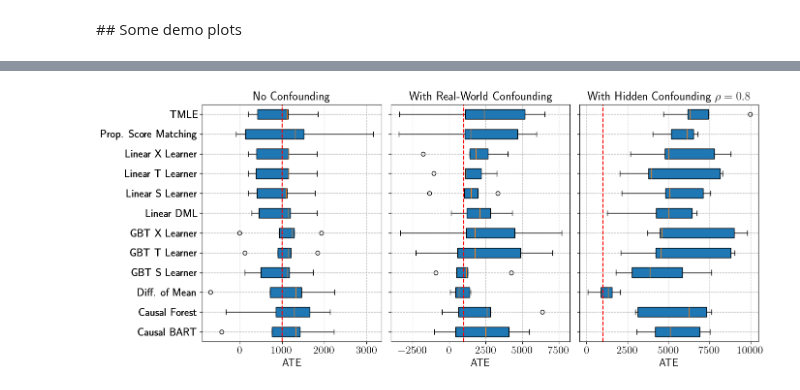
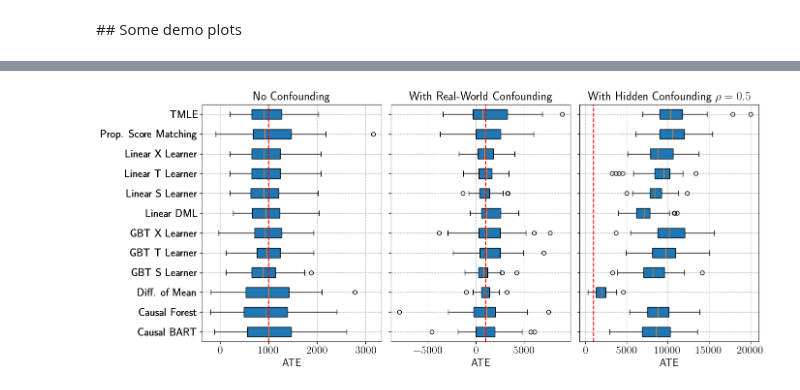
Before and after one commit to llaurabatt/frugal-flows, a Jupyter notebook: validation/Lalonde_Data_Pipeline.ipynb, the cells around one changed output, grey strips where cells are left out. Saved outputs shown, nothing was run; the diff lists cells and outputs as text; code cells hidden in the pictures.

```diff
--- a/validation/Lalonde_Data_Pipeline.ipynb
+++ b/validation/Lalonde_Data_Pipeline.ipynb
@@ -54,7 +54,7 @@ except Exception as e:
 
 seed = 0
 N = 2000
-B = 20
+B = 50
 sampling_size = 1000
 keys, *subkeys = jr.split(jr.PRNGKey(seed), 20)
 
@@ -79,8 +79,6 @@ causal_margin_hyperparams_dict = {
     'nn_width': 50,
 }
 seed=1
-causal_params = [1,1]
-B = 5
 
 lalonde = pd.read_csv('../data/filtered_lalonde_dataset.csv')
 lalonde = lalonde
@@ -289,2 +245,27 @@ Series.__getitem__ treating keys as positions is deprecated. In a future version
+# %%
+hidden_confounded_results_list = []
+for seed in range(B):
+    print(f"Run {seed+1} / {B}")
+    sim_data_df = benchmark_flow.generate_samples(
+        key=jr.PRNGKey(10*seed),
+        sampling_size=sampling_size,
+        copula_param=0.5,
+        outcome_causal_model='location_translation',
+        outcome_causal_args={'ate': true_ATE / Y_control_std},
+        with_confounding=True
+    )
+    sim_data_df['Y'] = sim_data_df['Y'].apply(lambda x: rescale_outcome(x, Y_control_mean, Y_control_std))
+    with open(os.devnull, "w") as f, contextlib.redirect_stdout(f):
+        model_fits = valMethods.run_model_fits('Y', 'X', sim_data_df, sample_frac=1, repeats=1, replace=True)
+    ate_reslts = pd.concat([
+        model_fits['nonbootstrap_results'][['method', 'ate']],
+        model_fits['bootstrap_results'][['method', 'ate']]
+    ])
+    hidden_confounded_results_list.append(ate_reslts)
+hidden_confounded_model_fit_results = pd.concat(hidden_confounded_results_list)
+hidden_confounded_model_fit_results = hidden_confounded_model_fit_results.loc[
+    ~hidden_confounded_model_fit_results['method'].isin(['Gradient Boosting Trees DML', 'Doubly Robust (Linear)'])
+]
+hidden_confounded_model_fit_results['ate'] = hidden_confounded_model_fit_results['ate'].apply(clean_ate)
 # %% [markdown]
 ## Some demo plots
@@ -428,33 +302,33 @@ title_fontsize = font_size + 2
 axes[0].boxplot(grouped_df1['ate'], vert=False, patch_artist=True, labels=grouped_df1['method'])
 axes[0].axvline(x=true_ATE, color='red', linestyle='--')
 axes[0].set_xlabel('ATE', fontsize=font_size)
 axes[0].set_title('No Confounding', fontsize=title_fontsize)
 axes[0].tick_params(axis='both', which='major', labelsize=font_size)
 axes[0].grid(True, linestyle='--', alpha=0.7)
 
 # Create the boxplot for the second dataset
 axes[1].boxplot(grouped_df2['ate'], vert=False, patch_artist=True, labels=grouped_df2['method'])
 axes[1].axvline(x=true_ATE, color='red', linestyle='--')
 axes[1].set_xlabel('ATE', fontsize=font_size)
 axes[1].set_title(r'With Real-World Confounding', fontsize=title_fontsize)
 axes[1].tick_params(axis='both', which='major', labelsize=font_size)
 axes[1].grid(True, linestyle='--', alpha=0.7)
 
 # Create the boxplot for the third dataset
 axes[2].boxplot(grouped_df3['ate'], vert=False, patch_artist=True, labels=grouped_df3['method'])
 axes[2].axvline(x=true_ATE, color='red', linestyle='--')
 axes[2].set_xlabel('ATE', fontsize=font_size)
-axes[2].set_title(r'With Hidden Confounding $\rho=0.8$', fontsize=title_fontsize)
+axes[2].set_title(r'With Hidden Confounding $\rho=0.5$', fontsize=title_fontsize)
 axes[2].tick_params(axis='both', which='major', labelsize=font_size)
 axes[2].grid(True, linestyle='--', alpha=0.7)
 
 # Adjust layout
 plt.tight_layout()
 
 # Save the plot as a PDF
-plt.savefig('simulated_box_and_whisker_plots.pdf', format='pdf')
+plt.savefig('lalonde_box_and_whisker_plots.pdf', format='pdf')
 
 # Display the plot
 plt.show()
 # %% [output]
-[figure, old version]
+[figure, new version]
```
Also changed, not shown: parts of 5 cells of this notebook, 2 other files.
